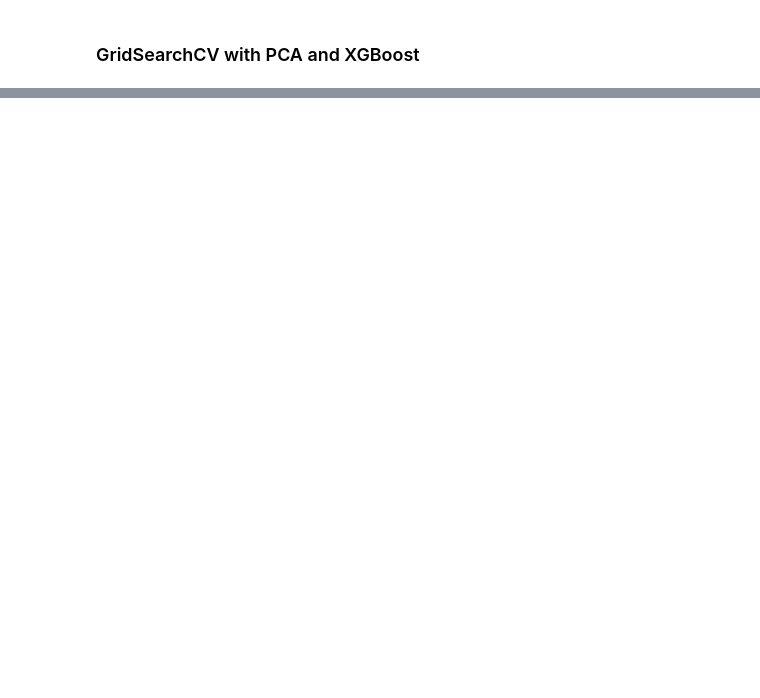
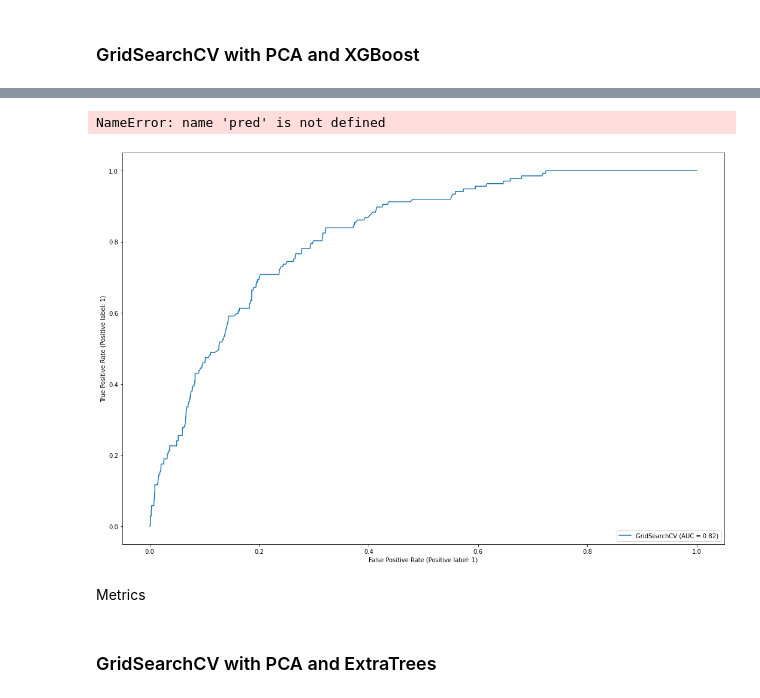
Before and after one commit to kevwee-lab/G.A-Project-4, a Jupyter notebook: working-folder/Zhi Qiang/ModellingCombined.ipynb, the cells around one changed output, grey strips where cells are left out. Saved outputs shown, nothing was run; the diff lists cells and outputs as text; code cells hidden in the pictures; blank space fills up the shorter version.

```diff
--- a/working-folder/Zhi Qiang/ModellingCombined.ipynb
+++ b/working-folder/Zhi Qiang/ModellingCombined.ipynb
@@ -315,0 +391,11 @@ print(gs_pca_xg.score(X_test_scaled, y_test))
+# %%
+# calculate roc curve
+fig, ax = plt.subplots(figsize = (18,12))
+plot_roc_curve(gs_pca_rfc, X_test_scaled, y_test, ax = ax);
+
+y_pred =
+fpr, tpr, thresholds = roc_curve(y, y_pred, pos_label=2)
+auc(fpr, tpr)
+# %% [output]
+NameError: name 'pred' is not defined
+[figure, added]
@@ -315,0 +406,2 @@ print(gs_pca_xg.score(X_test_scaled, y_test))
+# %% [markdown]
+Metrics
@@ -315,0 +424,2 @@ print(gs_pca_xg.score(X_test_scaled, y_test))
+# %% [markdown]
+### GridSearchCV with PCA and ExtraTrees
```
Also changed, not shown: parts of 36 cells of this notebook, 3 other files.
